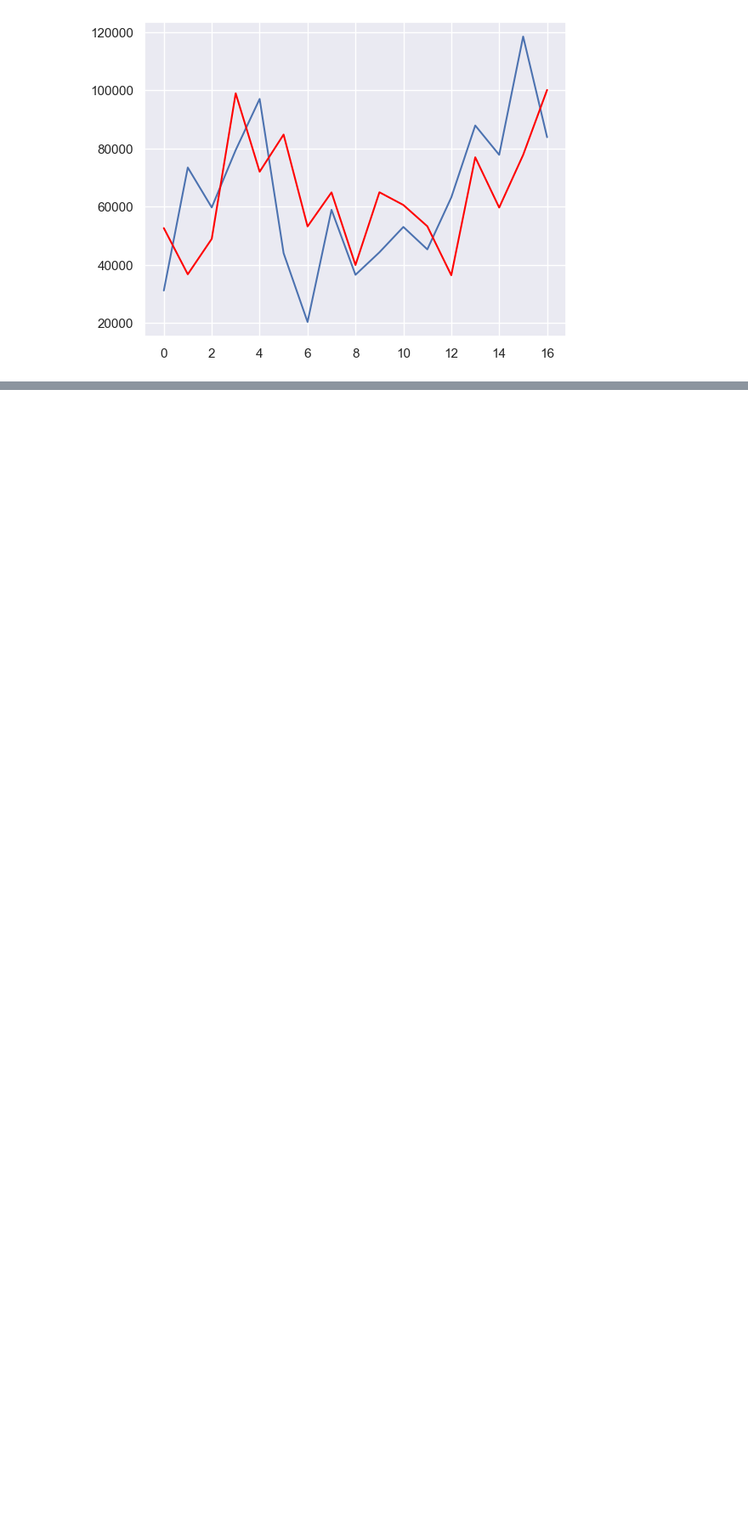
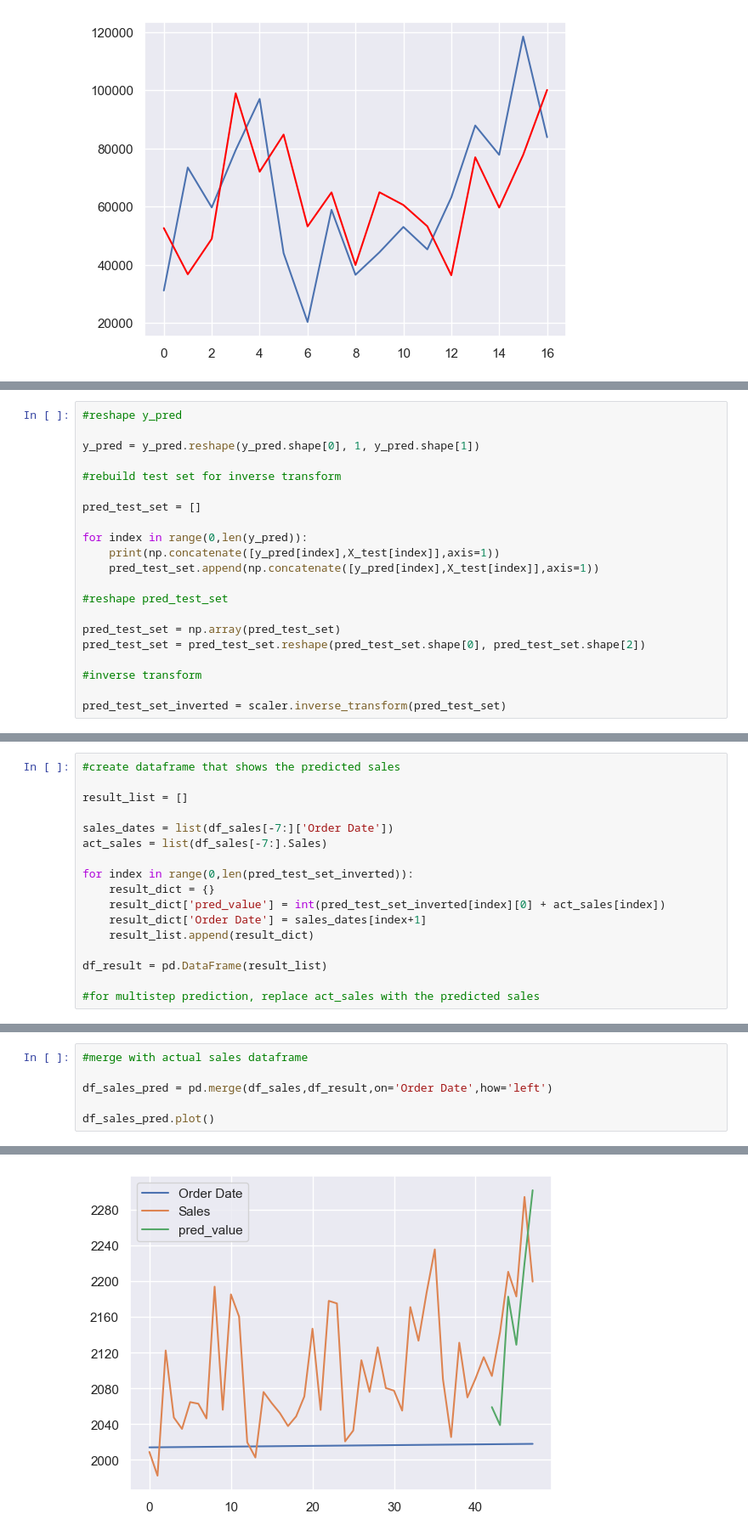
Before and after one commit to Jules098/SuperStore_Sales-Analysis, a Jupyter notebook: src/SuperStore_TimeSeries.ipynb, the cells around one changed output, grey strips where cells are left out. Shown at 85% size. Cells and saved outputs as stored; diff of their text form; blank space fills up the shorter version.

```diff
--- a/src/SuperStore_TimeSeries.ipynb
+++ b/src/SuperStore_TimeSeries.ipynb
@@ -478,0 +658,21 @@ Test RMSE: 23456.861
+# %%
+#reshape y_pred
+
+y_pred = y_pred.reshape(y_pred.shape[0], 1, y_pred.shape[1])
+
+#rebuild test set for inverse transform
+
+pred_test_set = []
+
+for index in range(0,len(y_pred)):
+    print(np.concatenate([y_pred[index],X_test[index]],axis=1))
+    pred_test_set.append(np.concatenate([y_pred[index],X_test[index]],axis=1))
+
+#reshape pred_test_set
+
+pred_test_set = np.array(pred_test_set)
+pred_test_set = pred_test_set.reshape(pred_test_set.shape[0], pred_test_set.shape[2])
+
+#inverse transform
+
+pred_test_set_inverted = scaler.inverse_transform(pred_test_set)
@@ -478,0 +698,17 @@ Test RMSE: 23456.861
+# %%
+#create dataframe that shows the predicted sales
+
+result_list = []
+
+sales_dates = list(df_sales[-7:]['Order Date'])
+act_sales = list(df_sales[-7:].Sales)
+
+for index in range(0,len(pred_test_set_inverted)):
+    result_dict = {}
+    result_dict['pred_value'] = int(pred_test_set_inverted[index][0] + act_sales[index])
+    result_dict['Order Date'] = sales_dates[index+1]
+    result_list.append(result_dict)
+
+df_result = pd.DataFrame(result_list)
+
+#for multistep prediction, replace act_sales with the predicted sales
@@ -478,0 +725,7 @@ Test RMSE: 23456.861
+# %%
+#merge with actual sales dataframe
+
+df_sales_pred = pd.merge(df_sales,df_result,on='Order Date',how='left')
+
+df_sales_pred.plot()
+# %% [output]
@@ -478,0 +733 @@ Test RMSE: 23456.861
+[figure, added]
```
Also changed, not shown: parts of 17 cells of this notebook.
